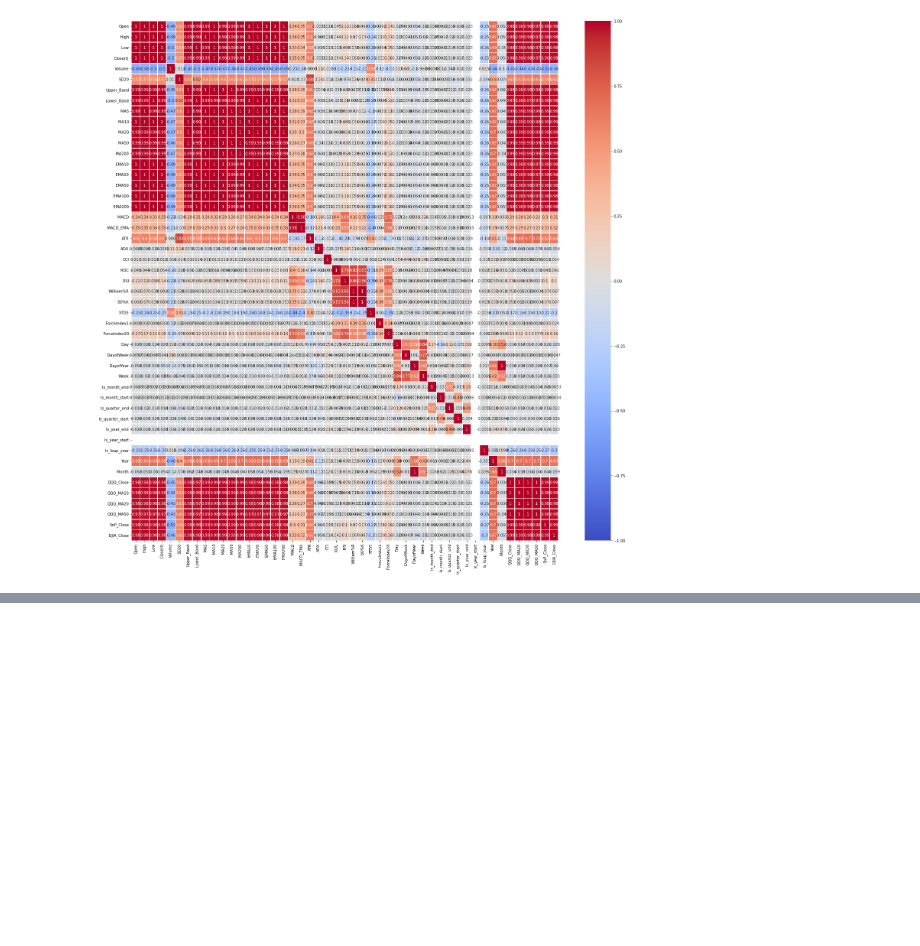
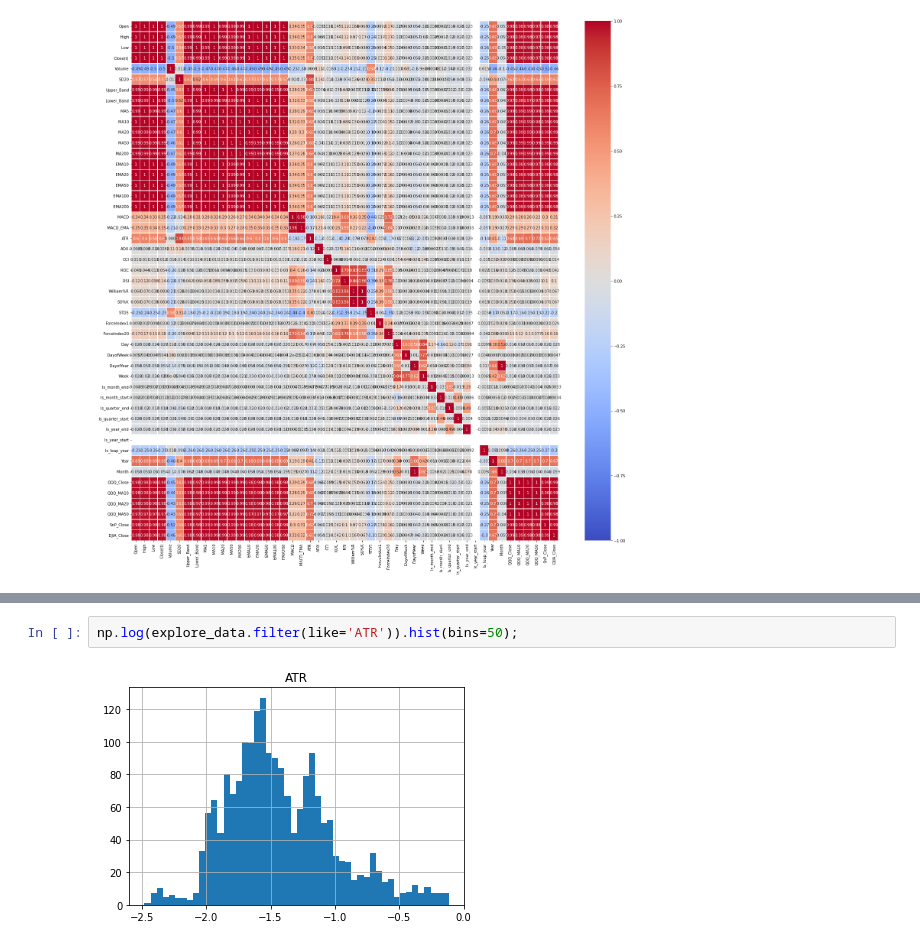
Before and after one commit to nikovacs/ML_Final_Project, a Jupyter notebook: stock_price_predictions.ipynb, the cells around one changed output, grey strips where cells are left out. Saved outputs shown, nothing was run; the diff lists cells and outputs as text; blank space fills up the shorter version.

```diff
--- a/stock_price_predictions.ipynb
+++ b/stock_price_predictions.ipynb
@@ -262,0 +265,4 @@ sns.heatmap(explore_data.corr(), vmin=-1, vmax=1, annot=True, cmap='coolwarm', l
+# %%
+np.log(explore_data.filter(like='ATR')).hist(bins=50);
+# %% [output]
+[figure, added]
```
Also changed, not shown: parts of 6 cells of this notebook.
